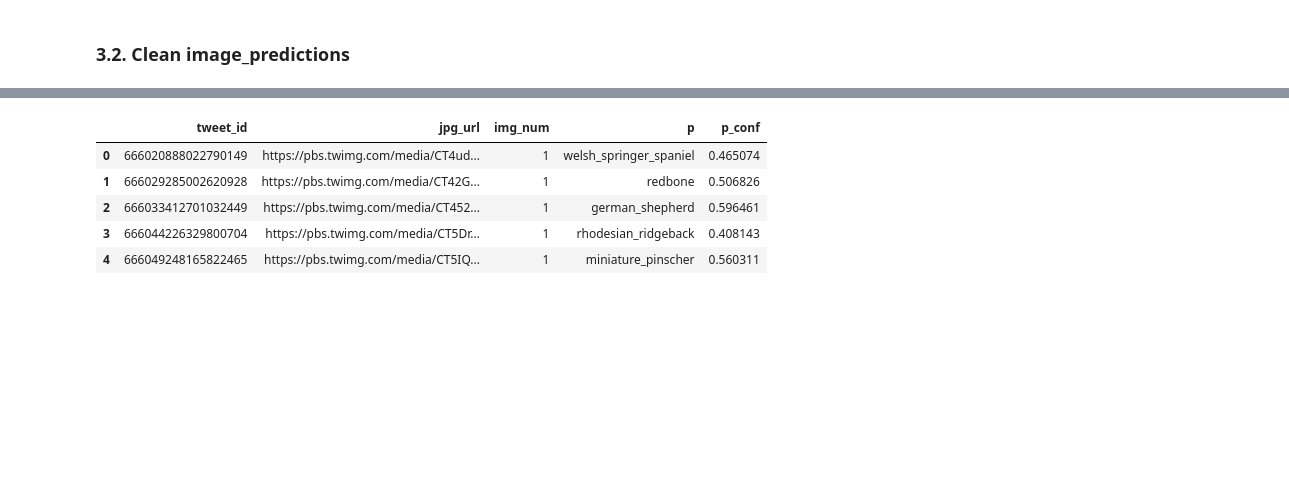
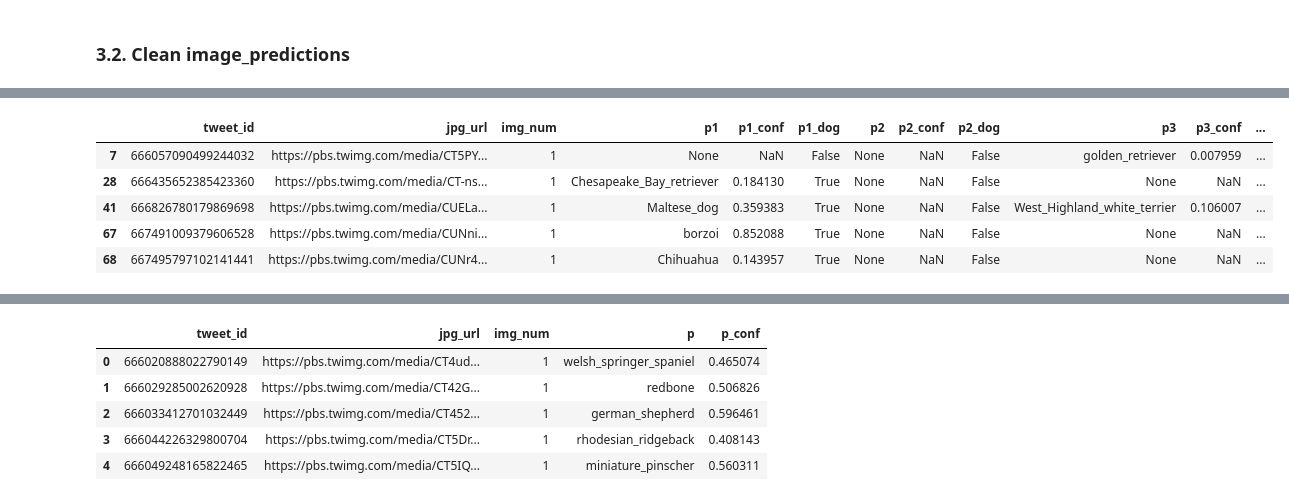
Before and after one commit to mariavechtomova/wrangle_analyse, a Jupyter notebook: wrangle_act.ipynb, the cells around one changed output, grey strips where cells are left out. Cells and saved outputs as stored; diff of their text form; code cells hidden in the pictures; blank space fills up the shorter version.

```diff
--- a/wrangle_act.ipynb
+++ b/wrangle_act.ipynb
@@ -501,0 +628,9 @@ image_predictions1['p'] = image_predictions1['p'].str.lower()
+# %%
+image_predictions1[pd.isnull(image_predictions1['p2'])].head()
+# %% [output]
+|  | tweet_id | jpg_url | img_num | p1 | p1_conf | p1_dog | p2 | p2_conf | p2_dog | p3 | p3_conf | ... |
+| 7 | 666057090499244032 | https://pbs.twimg.com/media/CT5PY... | 1 | None | NaN | False | None | NaN | False | golden_retriever | 0.007959 | ... |
+| 28 | 666435652385423360 | https://pbs.twimg.com/media/CT-ns... | 1 | Chesapeake_Bay_retriever | 0.184130 | True | None | NaN | False | None | NaN | ... |
+| 41 | 666826780179869698 | https://pbs.twimg.com/media/CUELa... | 1 | Maltese_dog | 0.359383 | True | None | NaN | False | West_Highland_white_terrier | 0.106007 | ... |
+| 67 | 667491009379606528 | https://pbs.twimg.com/media/CUNni... | 1 | borzoi | 0.852088 | True | None | NaN | False | None | NaN | ... |
+| 68 | 667495797102141441 | https://pbs.twimg.com/media/CUNr4... | 1 | Chihuahua | 0.143957 | True | None | NaN | False | None | NaN | ... |
```
Also changed, not shown: parts of 53 cells of this notebook, 2 other files.
